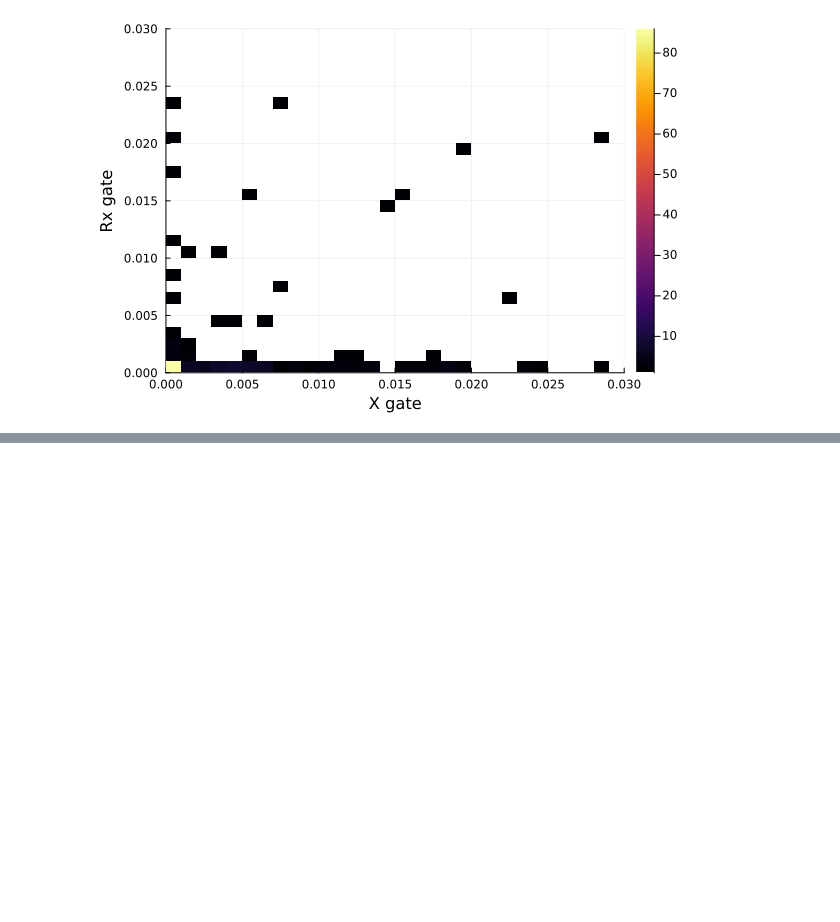
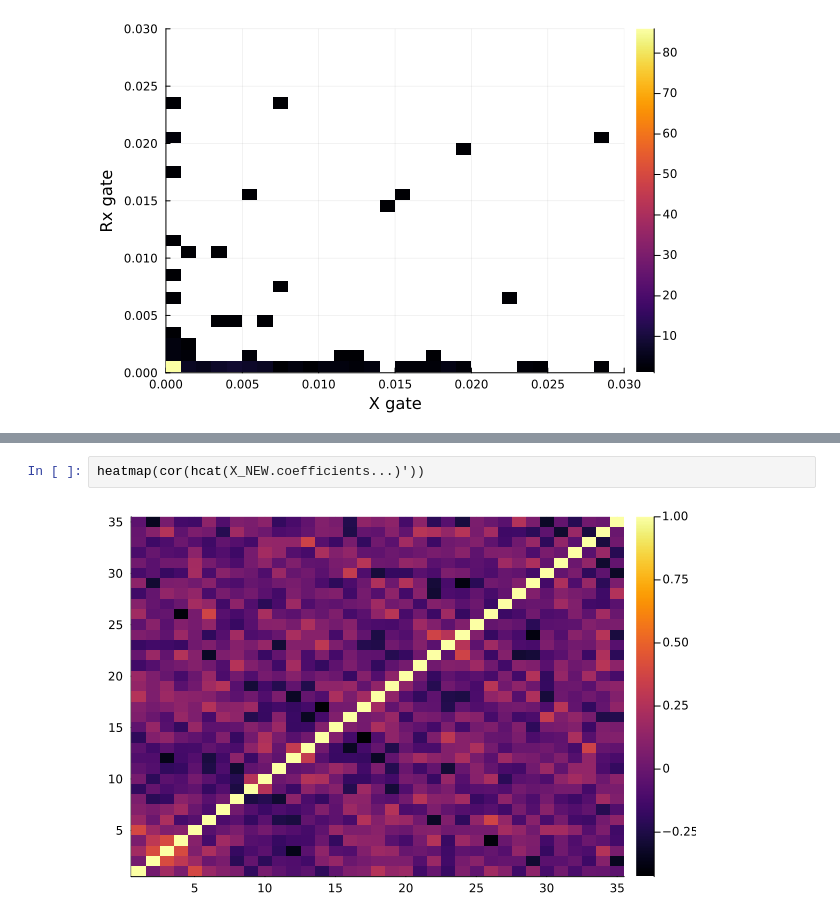
Before and after one commit to AndreaMaestri18/Opt3DQalgs, a Jupyter notebook: BTgates/src/plots_and_analysis/snap_disp_parameters_distribution.ipynb, the cells around one changed output, grey strips where cells are left out. Cells and saved outputs as stored; diff of their text form; blank space fills up the shorter version.

```diff
--- a/BTgates/src/plots_and_analysis/snap_disp_parameters_distribution.ipynb
+++ b/BTgates/src/plots_and_analysis/snap_disp_parameters_distribution.ipynb
@@ -115,0 +164,4 @@ X_NEW
+# %%
+heatmap(cor(hcat(X_NEW.coefficients...)'))
+# %% [output]
+[figure, added]
```
Also changed, not shown: parts of 26 cells of this notebook, 5 other files.
